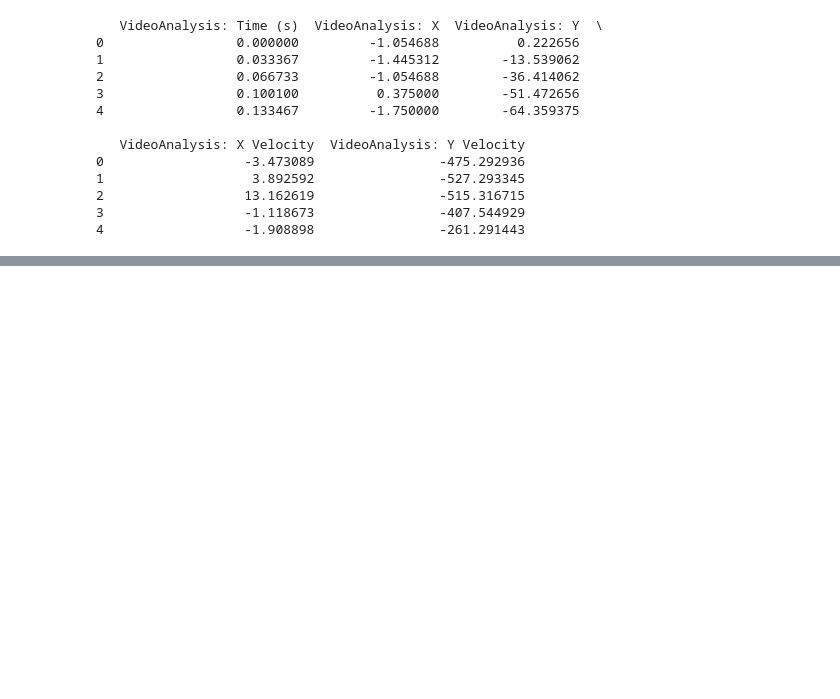
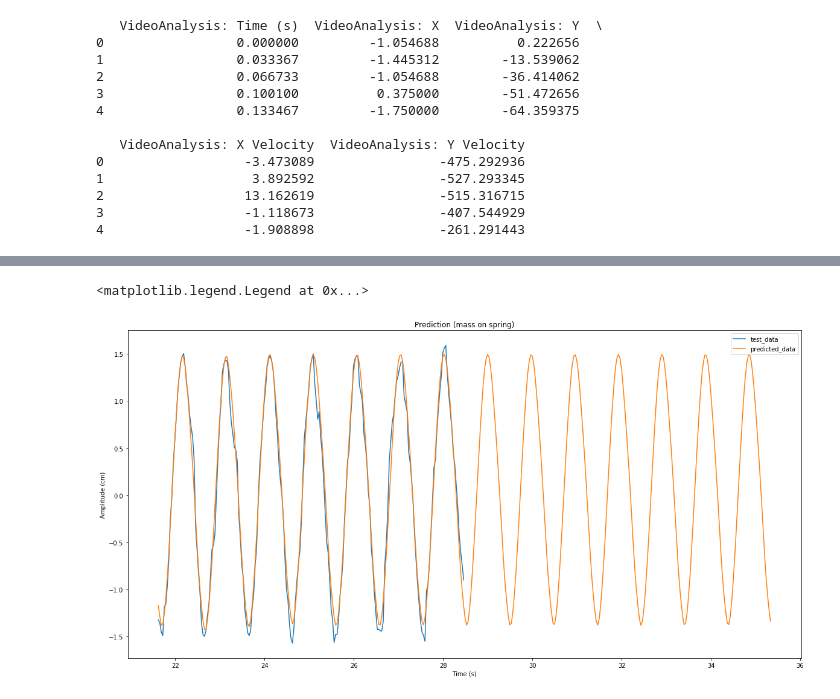
Before and after one commit to khoa-ho/deep-learning-physics, a Jupyter notebook: 5-13-2018 - Mass on spring.ipynb, the cells around one changed output, grey strips where cells are left out. Cells and saved outputs as stored; diff of their text form; code cells hidden in the pictures; blank space fills up the shorter version.

```diff
--- a/5-13-2018 - Mass on spring.ipynb
+++ b/5-13-2018 - Mass on spring.ipynb
@@ -123 +187,15 @@ InvalidArgumentError: No OpKernel was registered to support Op 'CudnnRNN' with t
+# %%
+# visualize prediction performance
+t2 = gen_time(modelled_data)
+
+plt.figure(figsize=(20,10))
+plt.plot(t1, y_test[:], label='test_data')
+plt.plot(t2, modelled_data[:], label='predicted_data')
+plt.title('Prediction (mass on spring)')
+plt.xlabel('Time (s)')
+plt.ylabel('Amplitude (cm)')
+plt.legend()
+# %% [output]
+<matplotlib.legend.Legend at 0x...>
+[figure, added]
 # %%
```
Also changed, not shown: parts of 11 cells of this notebook, 10 other files.
